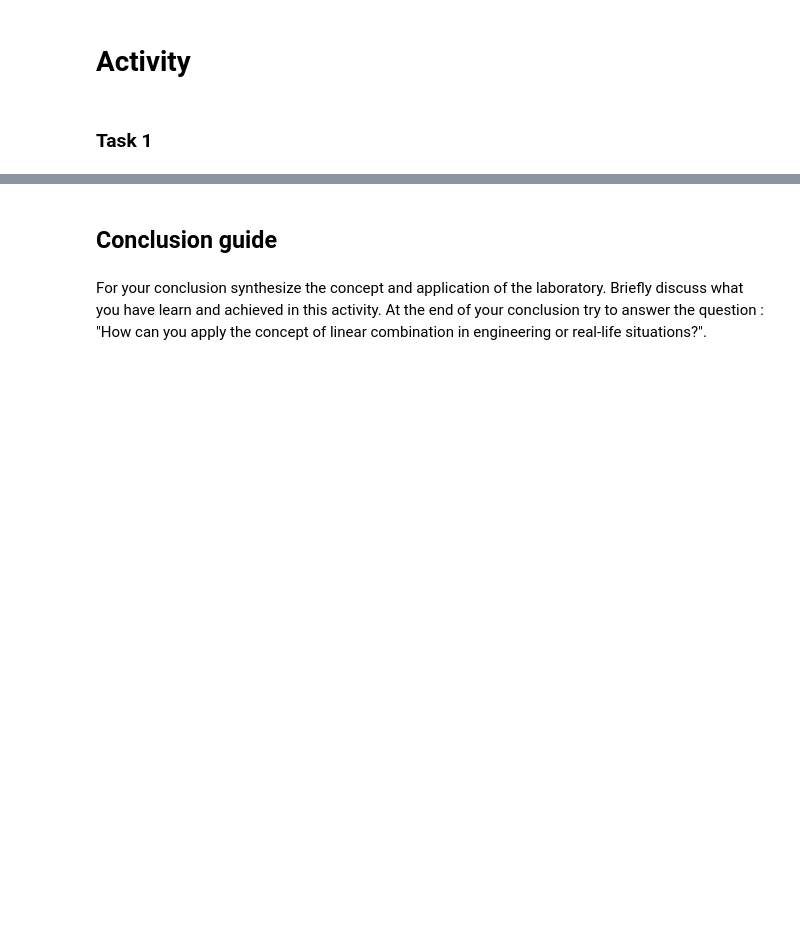
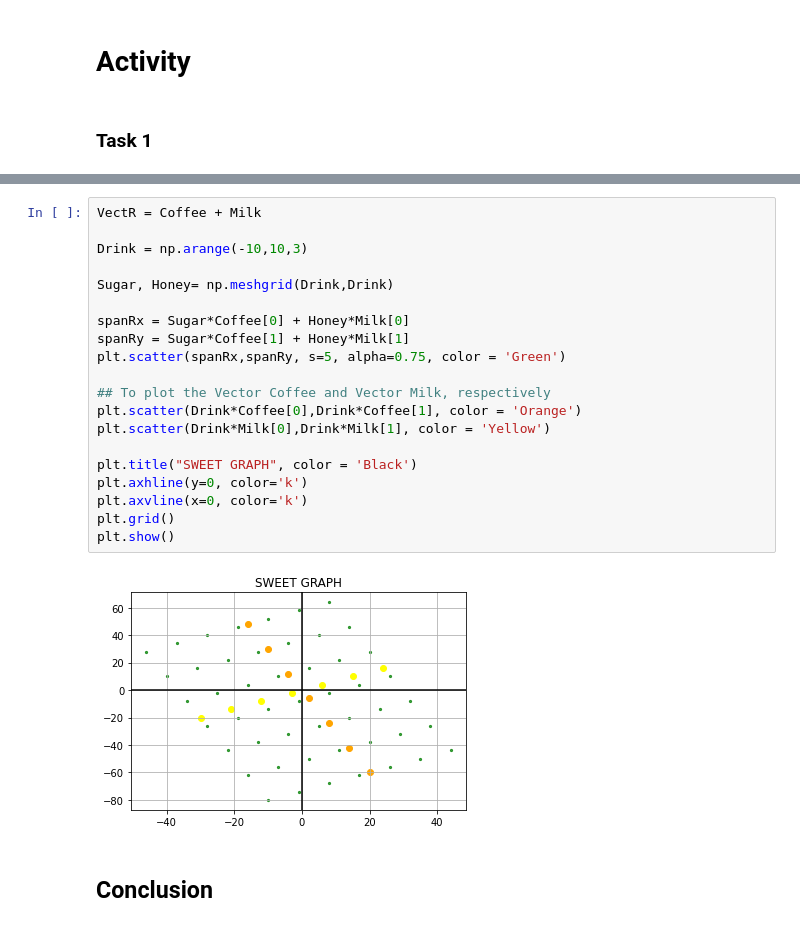
Before and after one commit to teyaa01/Linear-Algebra_2nd-Sem, a Jupyter notebook: Assignment_6.ipynb, the cells around one changed output, grey strips where cells are left out. Drawn from its saved outputs; the diff is of its cells as text; blank space fills up the shorter version.

```diff
--- a/Assignment_6.ipynb
+++ b/Assignment_6.ipynb
@@ -154,4 +180,24 @@ $$Space \cdot for \cdot the \cdot vector \cdot form$$
+# %%
+VectR = Coffee + Milk
+
+Drink = np.arange(-10,10,3)
+
+Sugar, Honey= np.meshgrid(Drink,Drink)
+
+spanRx = Sugar*Coffee[0] + Honey*Milk[0]
+spanRy = Sugar*Coffee[1] + Honey*Milk[1]
+plt.scatter(spanRx,spanRy, s=5, alpha=0.75, color = 'Green')
+
+## To plot the Vector Coffee and Vector Milk, respectively
+plt.scatter(Drink*Coffee[0],Drink*Coffee[1], color = 'Orange')
+plt.scatter(Drink*Milk[0],Drink*Milk[1], color = 'Yellow')
+
+plt.title("SWEET GRAPH", color = 'Black')
+plt.axhline(y=0, color='k')
+plt.axvline(x=0, color='k')
+plt.grid()
+plt.show()
+# %% [output]
+[figure, added]
 # %% [markdown]
-## Conclusion guide
+## Conclusion
-# %% [markdown]
-For your conclusion synthesize the concept and application of the laboratory. Briefly discuss what you have learn and achieved in this activity. At the end of your conclusion try to answer the question : "How can you apply the concept of linear combination in engineering or real-life situations?".
```
Also changed, not shown: parts of 12 cells of this notebook.
